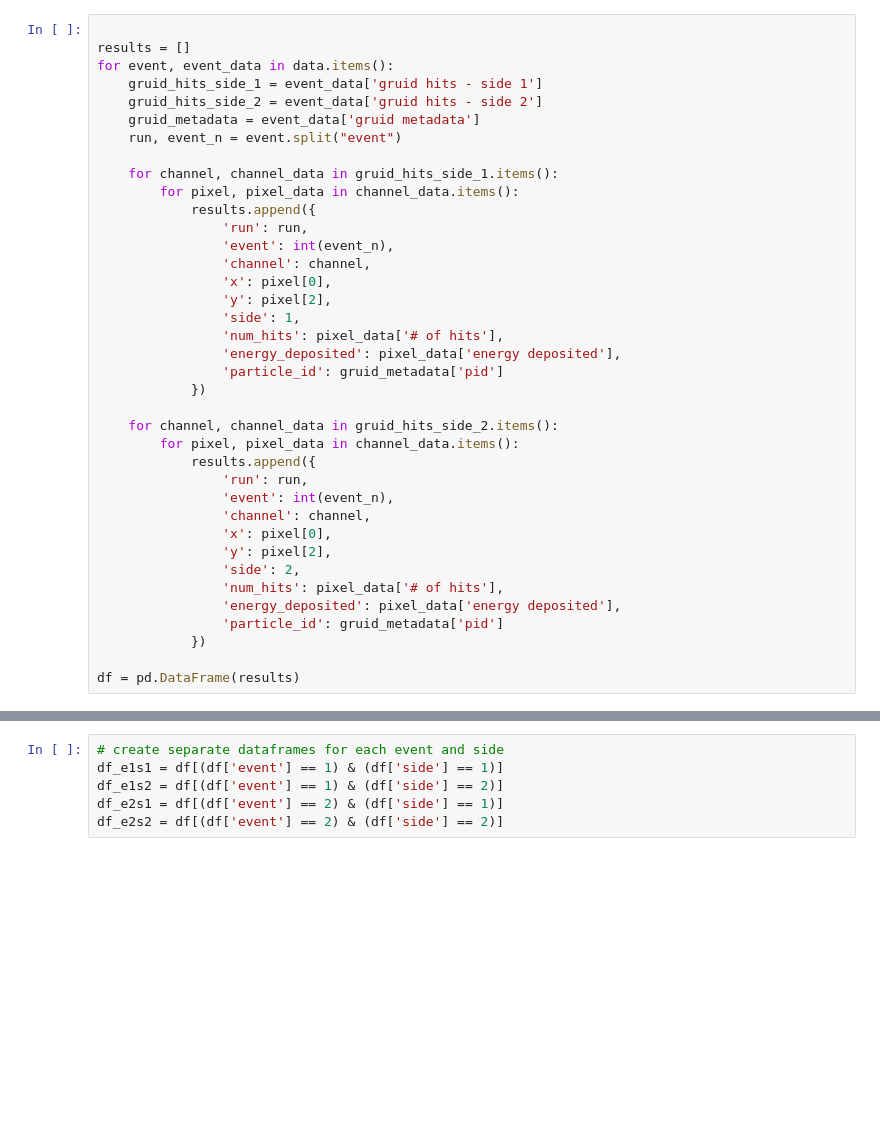
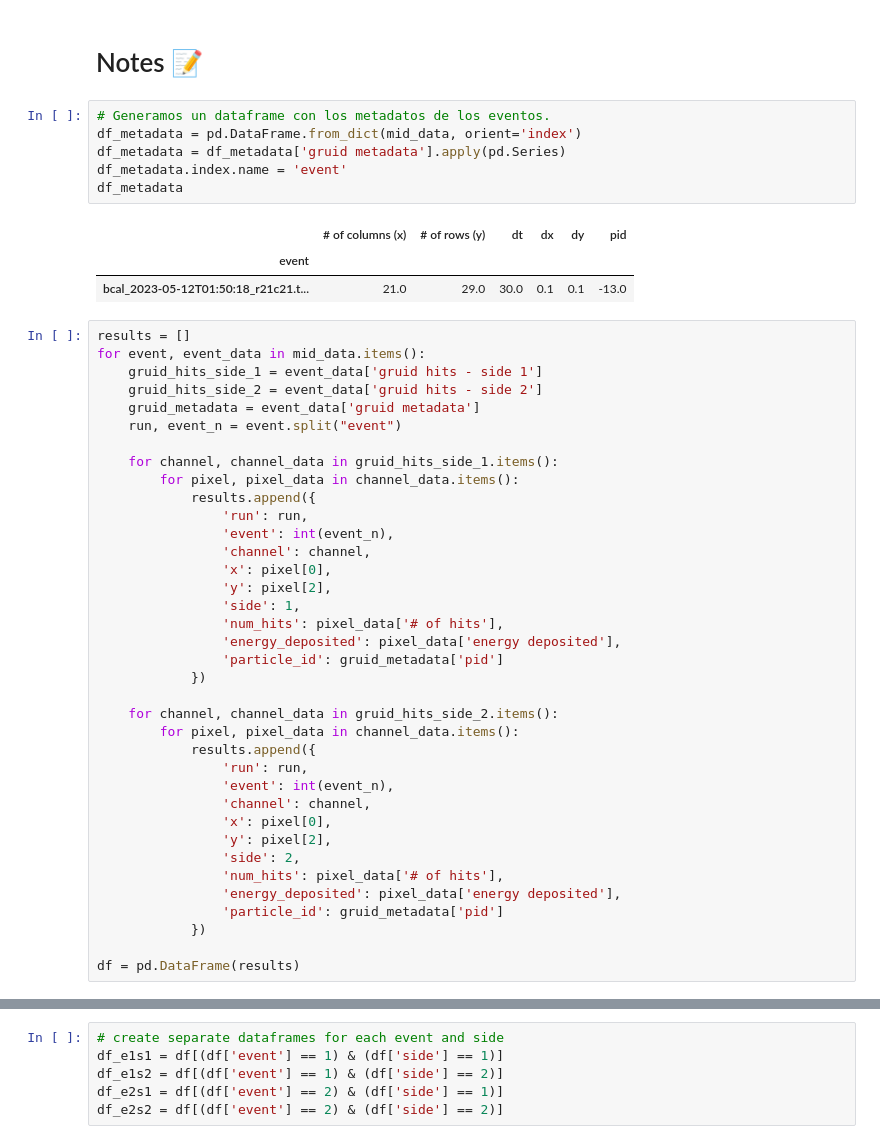
Before and after one commit to dhebel/babycal, a Jupyter notebook: exploratory.ipynb, the cells around one changed output, grey strips where cells are left out. Saved outputs shown, nothing was run; the diff lists cells and outputs as text; blank space fills up the shorter version.

```diff
--- a/exploratory.ipynb
+++ b/exploratory.ipynb
@@ -42,7 +183,18 @@ PID: -13
+# %% [markdown]
+# Notes 📝
+# %%
+# Generamos un dataframe con los metadatos de los eventos.
+df_metadata = pd.DataFrame.from_dict(mid_data, orient='index')
+df_metadata = df_metadata['gruid metadata'].apply(pd.Series)
+df_metadata.index.name = 'event'
+df_metadata
+# %% [output]
+|  | # of columns (x) | # of rows (y) | dt | dx | dy | pid |
+| event |  |  |  |  |  |  |
+| bcal_2023-05-12T01:50:18_r21c21.t... | 21.0 | 29.0 | 30.0 | 0.1 | 0.1 | -13.0 |
 # %%
-
 results = []
-for event, event_data in data.items():
+for event, event_data in mid_data.items():
     gruid_hits_side_1 = event_data['gruid hits - side 1']
     gruid_hits_side_2 = event_data['gruid hits - side 2']
     gruid_metadata = event_data['gruid metadata']
```
Also changed, not shown: parts of 21 cells of this notebook, 13 other files.
